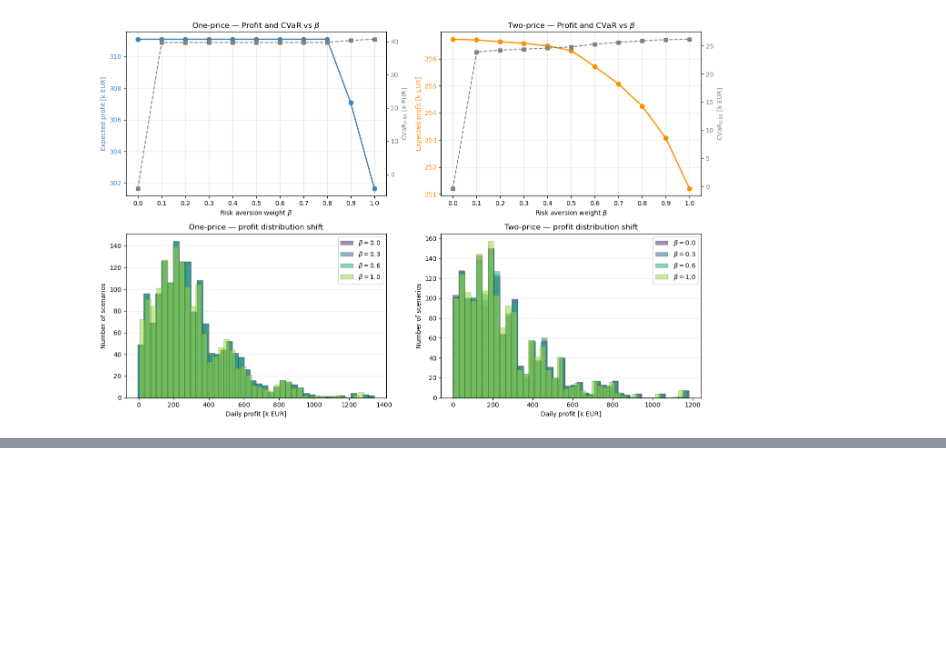
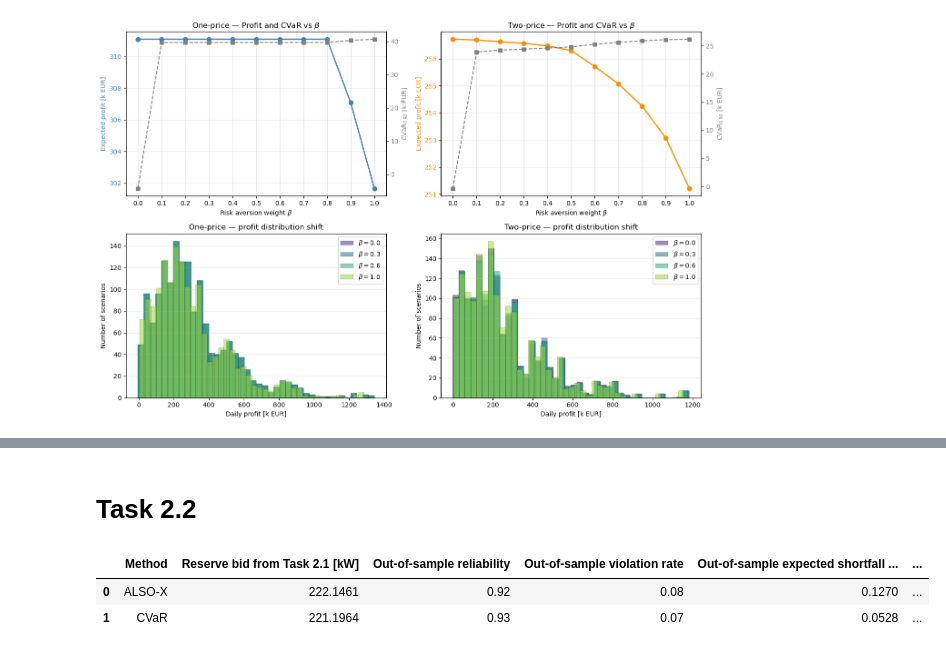
Before and after one commit to fraorma99/RES-Assignments, a Jupyter notebook: assignment_2/notebooks/main.ipynb, the cells around one changed output, grey strips where cells are left out. Saved outputs shown, nothing was run; the diff lists cells and outputs as text; code cells hidden in the pictures; blank space fills up the shorter version.

Commit message:
Add Task 2.1 and 2.2 ancillary service analysis

```diff
--- a/assignment_2/notebooks/main.ipynb
+++ b/assignment_2/notebooks/main.ipynb
@@ -419,0 +405,24 @@ plt.show()
+# %%
+import sys
+from pathlib import Path
+import runpy
+
+# Find the src folder that contains task2_1_fcrd_up.py
+possible_src_paths = [
+    Path.cwd() / "assignment_2" / "src",
+    Path.cwd() / "src",
+    Path.cwd().parent / "src",
+    Path.cwd().parent / "assignment_2" / "src",
+]
+
+for path in possible_src_paths:
+    if (path / "task2_1_fcrd_up.py").exists():
+        sys.path.insert(0, str(path))
+        task21_path = path / "task2_1_fcrd_up.py"
+        print("Added src path:", path)
+        break
+else:
+    raise FileNotFoundError("Could not find task2_1_fcrd_up.py")
+
+# Run Task 2.1 script
+task21 = runpy.run_path(str(task21_path), run_name="__main__")
@@ -419,0 +442,21 @@ plt.show()
+# %% [markdown]
+# Task 2.2
+# %%
+from task2_2_verification import run_task22
+
+# Get Task 2.1 variables from the previous runpy execution
+profiles_out = task21["profiles_out"]
+R_alsox = float(task21["R_alsox"])
+R_cvar = float(task21["R_cvar"])
+
+task22_results = run_task22(
+    profiles_out=profiles_out,
+    R_alsox=R_alsox,
+    R_cvar=R_cvar,
+)
+
+task22_results.round(4)
+# %% [output]
+|  | Method | Reserve bid from Task 2.1 [kW] | Out-of-sample reliability | Out-of-sample violation rate | Out-of-sample expected shortfall ... | ... |
+| 0 | ALSO-X | 222.1461 | 0.92 | 0.08 | 0.1270 | ... |
+| 1 | CVaR | 221.1964 | 0.93 | 0.07 | 0.0528 | ... |
```
Also changed, not shown: parts of 5 cells of this notebook, 2 other files.
